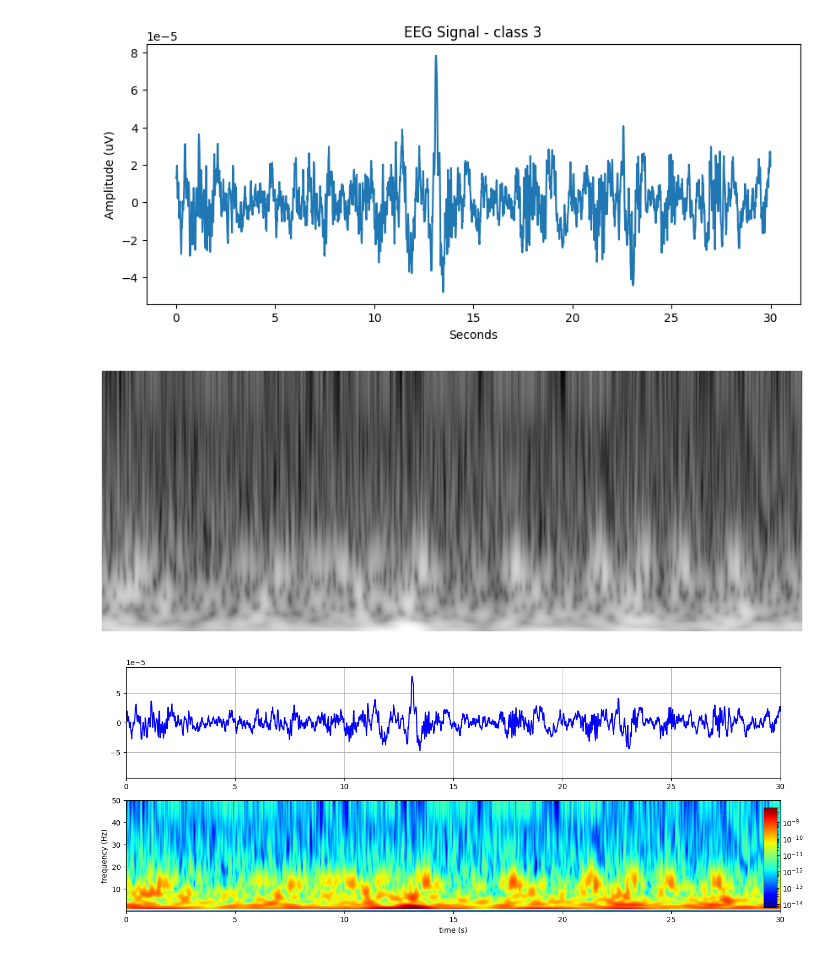
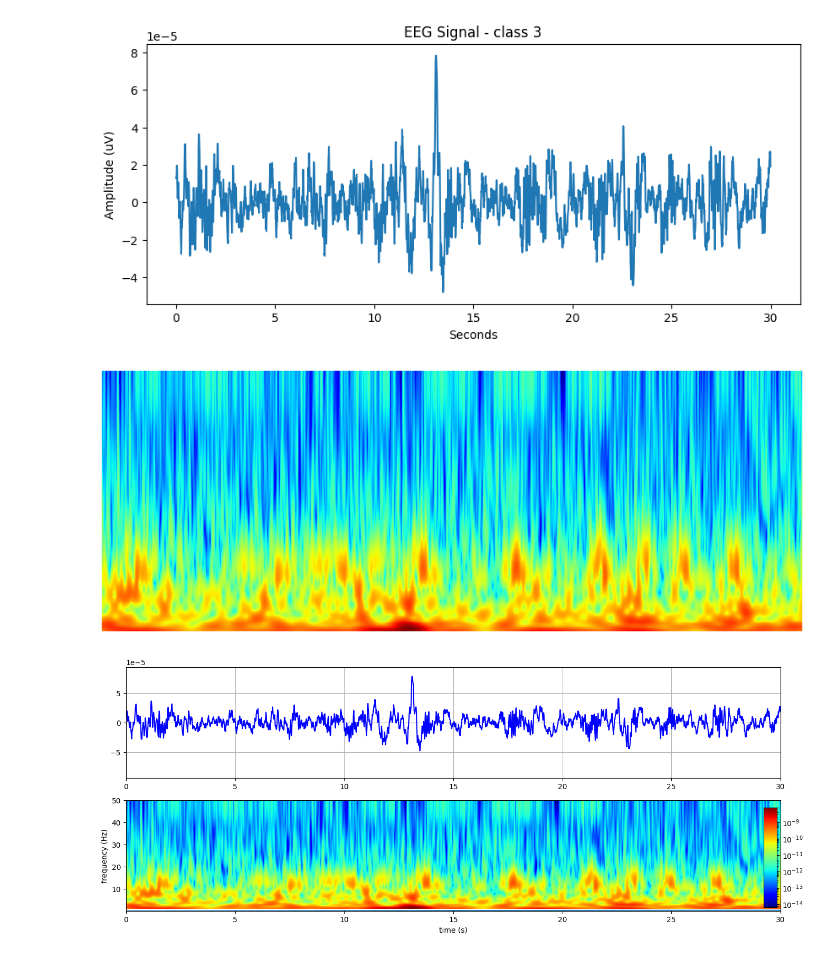
Before and after one commit to msverker/Bachelor_Thesis, a Jupyter notebook: EDF_Dataloader.ipynb, the cells around one changed output. Saved outputs shown, nothing was run; the diff lists cells and outputs as text; code cells hidden in the pictures.

```diff
--- a/EDF_Dataloader.ipynb
+++ b/EDF_Dataloader.ipynb
@@ -186,13 +186,12 @@ plt.show()
 # %%
 plt.rcParams['figure.figsize'] = (16, 6)
 
-#Apply the CWT function to get wavelet coefficients
-power, times, frequencies, coif = cwt_spectrogram(example_signal, 100, nNotes=5)
+power, times, frequencies, coif = cwt_spectrogram(example_signal, raw_train.info['sfreq'], nNotes=5)
 
 #Plot the wavelet coefficients as spectrogram from spectrogram function
-img_1 = spectrogram_plot(power, times, frequencies, coif, cmap = 'gray', norm = LogNorm(), colorbar = None)
+img_1 = spectrogram_plot(power, times, frequencies, coif, cmap = 'jet', norm = LogNorm(), colorbar = None)
 # %% [output]
-[figure, old version]
+[figure, new version]
 # %%
 plt.rcParams['figure.figsize'] = (16, 6)
 
```
Also changed, not shown: parts of 1 cell of this notebook, 1 other file.
